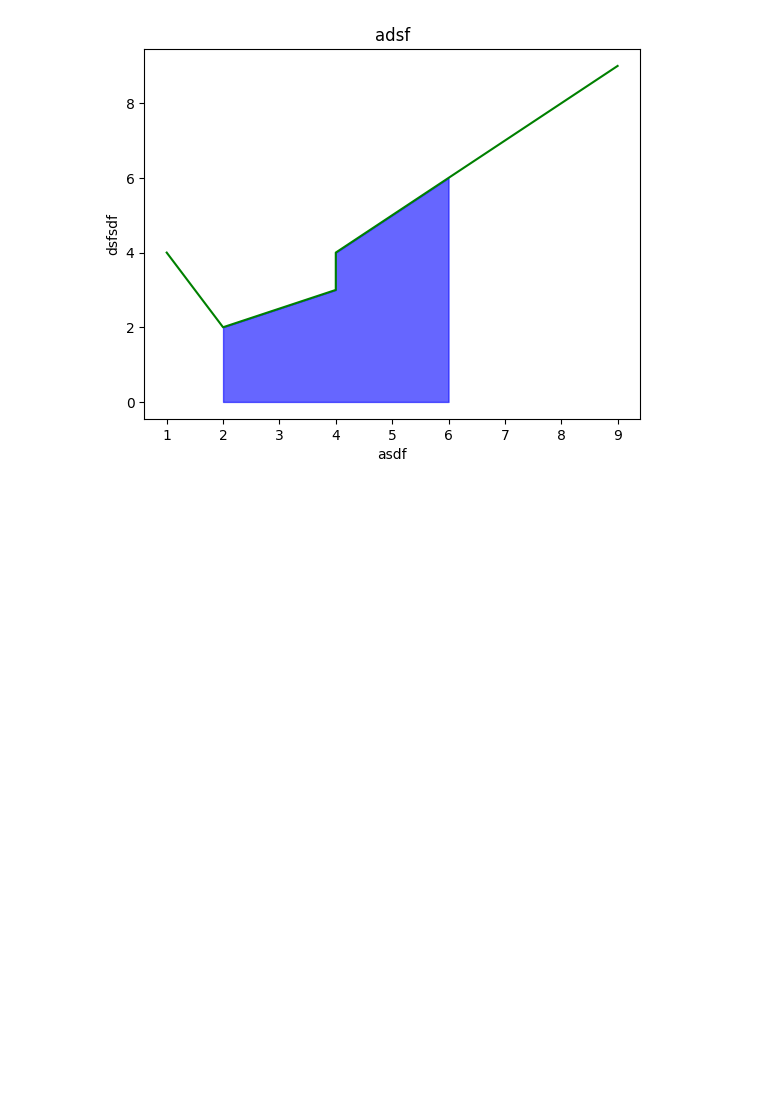
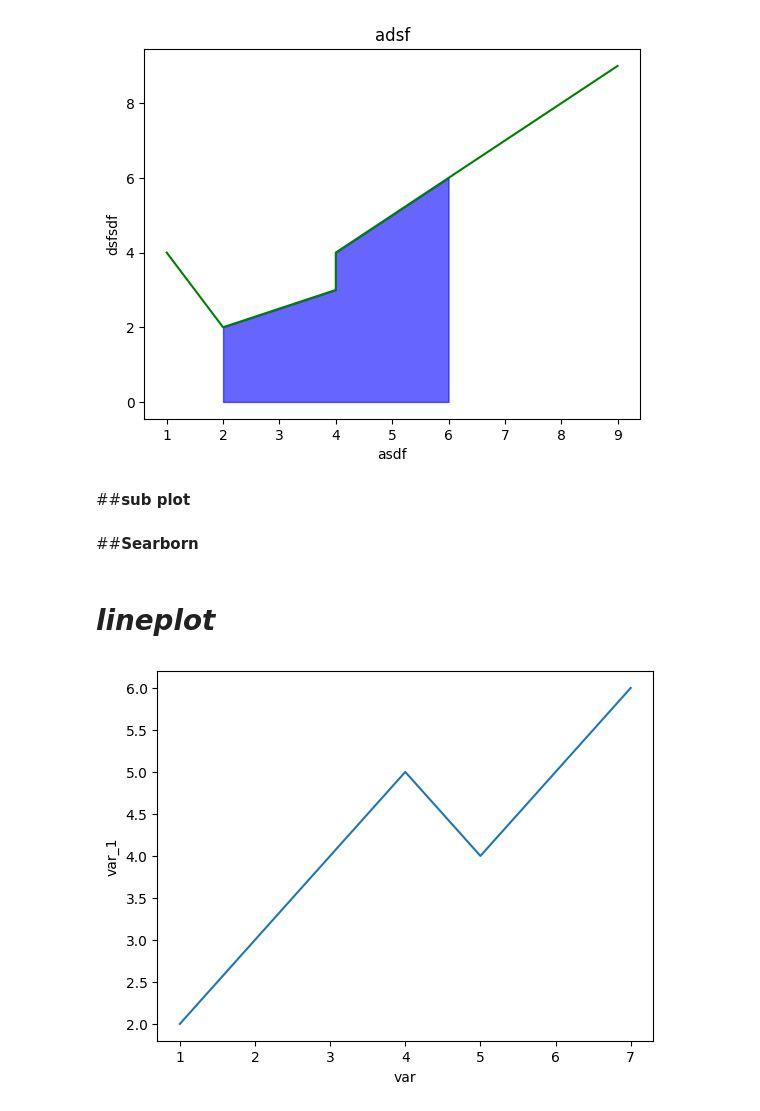
Before and after one commit to dil150898/Hotel_booking_anylisys, a Jupyter notebook: Hotel_Booking_Analysis_Capstone_Project.ipynb, the cells around one changed output. Drawn from its saved outputs; the diff is of its cells as text; code cells hidden in the pictures; blank space fills up the shorter version.

Commit message:
practicing Searborn

```diff
--- a/Hotel_Booking_Analysis_Capstone_Project.ipynb
+++ b/Hotel_Booking_Analysis_Capstone_Project.ipynb
@@ -849,3 +854,17 @@ plt.title('adsf')
 plt.show()
 # %% [output]
 [figure]
+# %% [markdown]
+##**sub plot**
+# %% [markdown]
+##**Searborn**
+# %% [markdown]
+# *lineplot*
+# %%
+var = [1,2,3,4,5,6,7]
+var_1 = [2,3,4,5,4,5,6]
+x_1 = pd.DataFrame({'var' : var , 'var_1' : var_1})
+sns.lineplot(x = 'var' , y = 'var_1' , data = x_1)
+plt.show()
+# %% [output]
+[figure, added]
```
Also changed, not shown: parts of 18 cells of this notebook.
